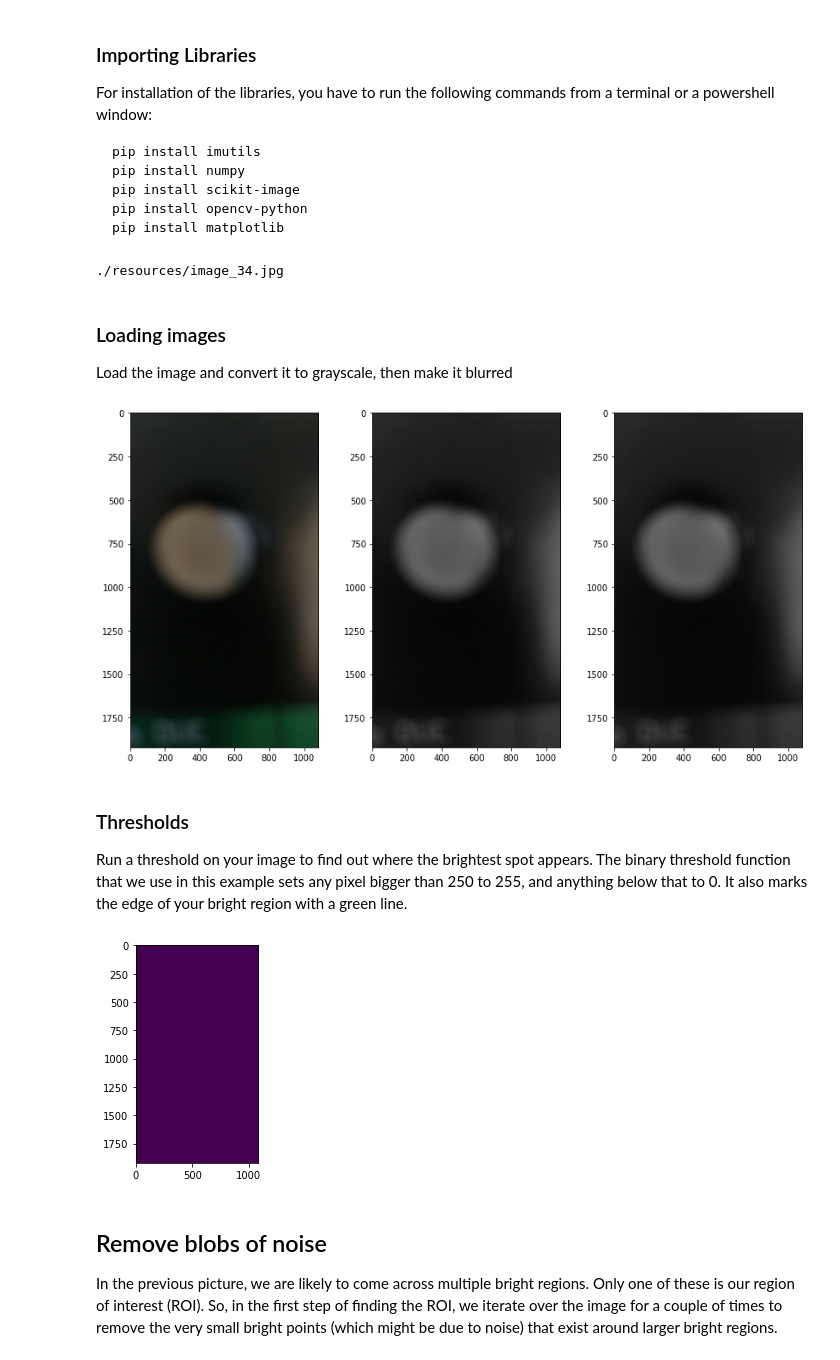
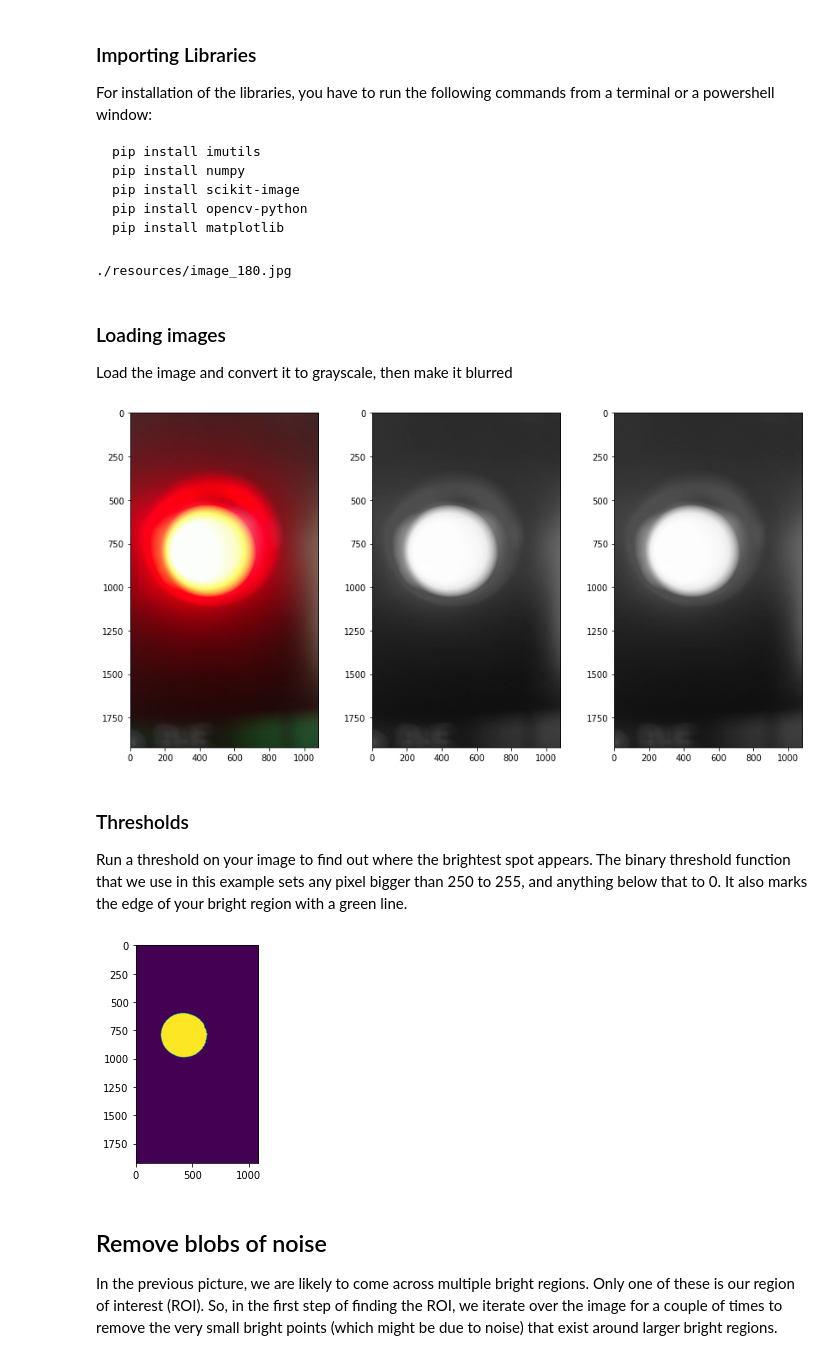
Before and after one commit to Nils134/VLCS_2022, a Jupyter notebook: 1.ROI_detection_tutorial.ipynb, the cells around one changed output. Cells and saved outputs as stored; diff of their text form; code cells hidden in the pictures.

```diff
--- a/1.ROI_detection_tutorial.ipynb
+++ b/1.ROI_detection_tutorial.ipynb
@@ -60,12 +60,12 @@ def plot_imshow_in_array(matrices_to_show:list , max_image_in_row:int = 4 , plot
     return fig , ax
 # %%
 ## address of the image to be processed
-image_address = "./resources/image_34.jpg"
+image_address = "./resources/image_180.jpg"
 
 ## test the image address
 print(image_address)
 # %% [output]
-./resources/image_34.jpg
+./resources/image_180.jpg
 # %% [markdown]
 ### Loading images
 Load the image and convert it to grayscale, then make it blurred
@@ -91,17 +91,17 @@ fig , ax = plot_imshow_in_array([rgb_image , gray , blurred] , \
 ## use this command to place enough spacing between the borders of images and the numbers
 fig.tight_layout()
 # %% [output]
-[figure, old version]
+[figure, new version]
 # %% [markdown]
 ### Thresholds
 Run a threshold on your image to find out where the brightest spot appears.
 The binary threshold function that we use in this example sets any pixel bigger than 250 to 255, and anything below that to 0. It also marks the edge of your bright region with a green line.
 # %%
-thresh = cv2.threshold(blurred, 250 , 255 , cv2.THRESH_BINARY)[1]
+thresh = cv2.threshold(blurred, 200 , 255 , cv2.THRESH_BINARY)[1]
 plt.imshow(thresh)
 plt.show()
 # %% [output]
-[figure, old version]
+[figure, new version]
 # %% [markdown]
 ## Remove blobs of noise
 In the previous picture, we are likely to come across multiple bright regions. Only one of these is our region of interest (ROI). So, in the first step of finding the ROI, we iterate over the image for a couple of times to remove the very small bright points (which might be due to noise) that exist around larger bright regions.
```
Also changed, not shown: parts of 3 cells of this notebook, 2 other files.
